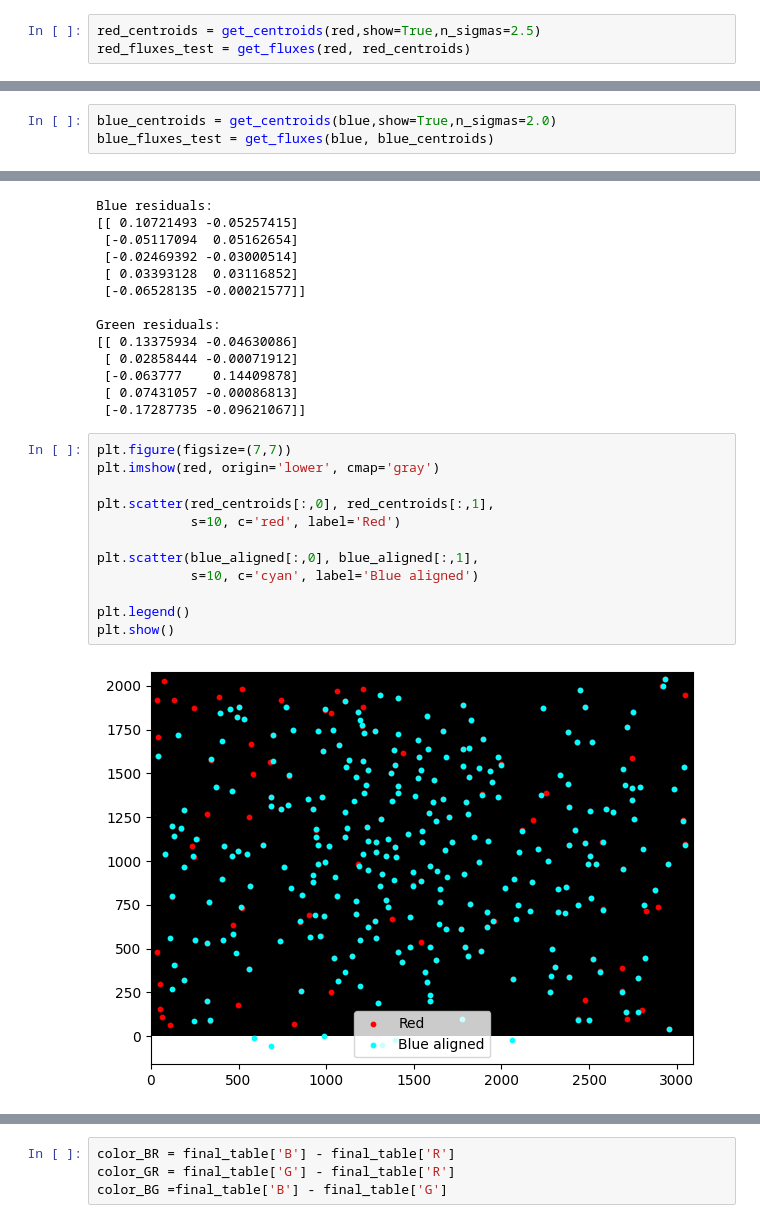
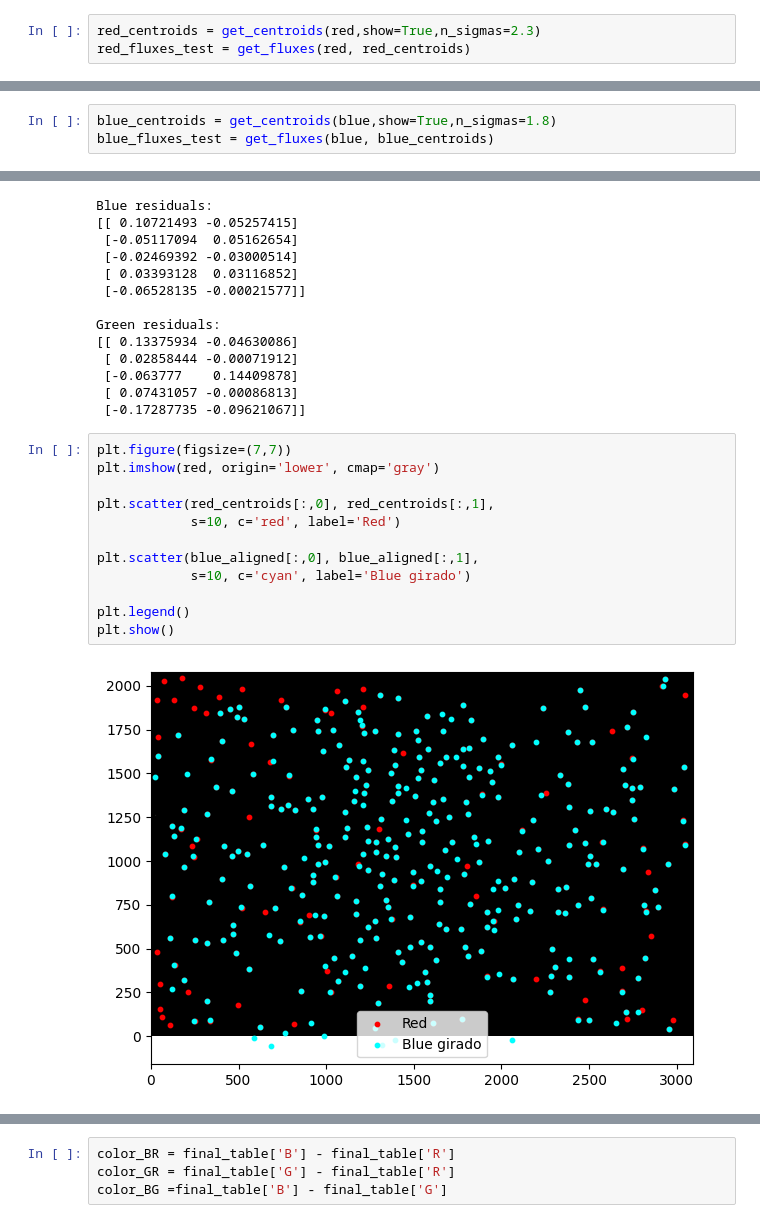
Before and after one commit to juand4g/AstroML_202610, a Jupyter notebook: Lab1/lab1_clean.ipynb, the cells around one changed output, grey strips where cells are left out. Drawn from its saved outputs; the diff is of its cells as text.

Commit message:
Imagenes y codigo final

```diff
--- a/Lab1/lab1_clean.ipynb
+++ b/Lab1/lab1_clean.ipynb
@@ -155,6 +232,6 @@ Radio interno del anillo de cielo: 3.5 - 4 FWHM
 
 Radio externo del anillo de cielo: 5-6 FWHM
 # %%
-red_centroids = get_centroids(red,show=True,n_sigmas=2.5)
+red_centroids = get_centroids(red,show=True,n_sigmas=2.3)
 red_fluxes_test = get_fluxes(red, red_centroids)
 # %% [output]
@@ -177,4 +266,4 @@ red_inst_mag = mag_inst(red_fluxes)
 # %%
-blue_centroids = get_centroids(blue,show=True,n_sigmas=2.0)
+blue_centroids = get_centroids(blue,show=True,n_sigmas=1.8)
 blue_fluxes_test = get_fluxes(blue, blue_centroids)
 # %% [output]
@@ -344,14 +352,14 @@ Green residuals:
 # %%
 plt.figure(figsize=(7,7))
 plt.imshow(red, origin='lower', cmap='gray')
 
 plt.scatter(red_centroids[:,0], red_centroids[:,1],
             s=10, c='red', label='Red')
 
 plt.scatter(blue_aligned[:,0], blue_aligned[:,1],
-            s=10, c='cyan', label='Blue aligned')
+            s=10, c='cyan', label='Blue girado')
 
 plt.legend()
 plt.show()
 # %% [output]
-[figure, old version]
+[figure, new version]
```
Also changed, not shown: parts of 27 cells of this notebook, 21 other files.
